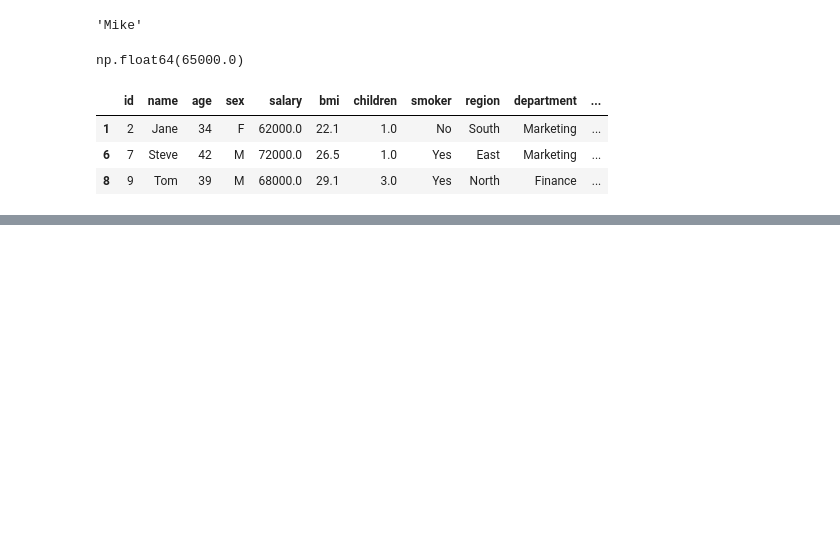
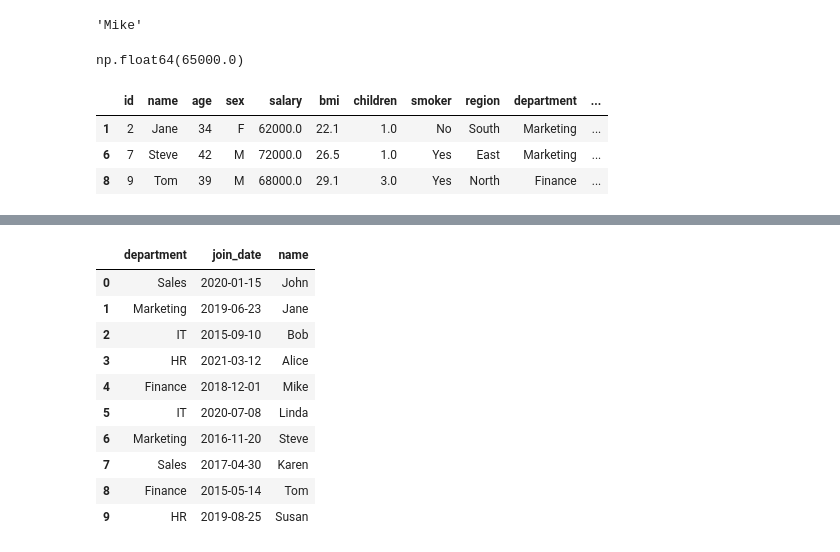
Before and after one commit to Md-Maruf-1727/LearningPractices, a Jupyter notebook: Pandas/Pandas5.ipynb, the cells around one changed output, grey strips where cells are left out. Cells and saved outputs as stored; diff of their text form; code cells hidden in the pictures; blank space fills up the shorter version.

```diff
--- a/Pandas/Pandas5.ipynb
+++ b/Pandas/Pandas5.ipynb
@@ -417,0 +435,15 @@ main_data1.sample(frac=0.5)
+# %%
+#column অনুযায়ী random sample নিতে চাইলে axis=1 দিতে হয়
+main_data1.sample(3, axis=1)
+# %% [output]
+|  | department | join_date | name |
+| 0 | Sales | 2020-01-15 | John |
+| 1 | Marketing | 2019-06-23 | Jane |
+| 2 | IT | 2015-09-10 | Bob |
+| 3 | HR | 2021-03-12 | Alice |
+| 4 | Finance | 2018-12-01 | Mike |
+| 5 | IT | 2020-07-08 | Linda |
+| 6 | Marketing | 2016-11-20 | Steve |
+| 7 | Sales | 2017-04-30 | Karen |
+| 8 | Finance | 2015-05-14 | Tom |
+| 9 | HR | 2019-08-25 | Susan |
```
Also changed, not shown: parts of 4 cells of this notebook.
